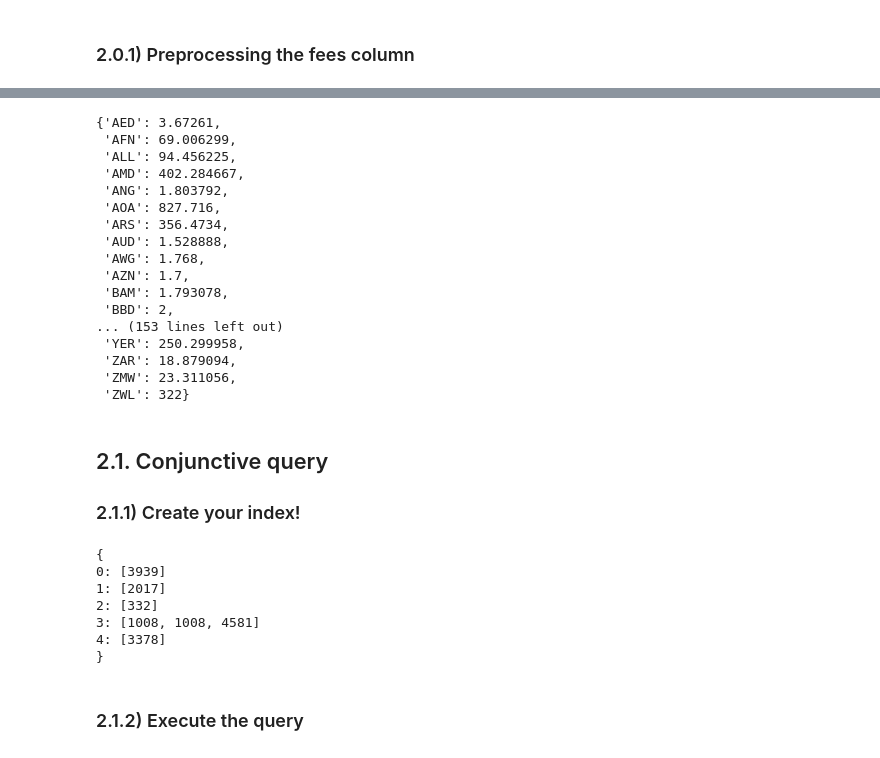
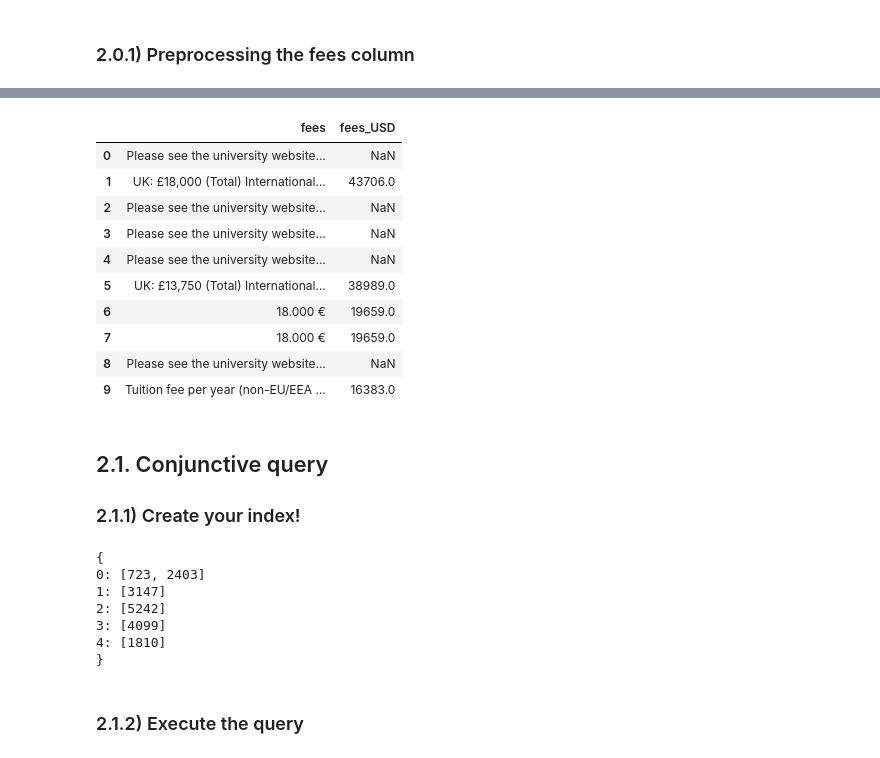
Before and after one commit to susannabravi/ADM-HW3, a Jupyter notebook: main.ipynb, the cells around one changed output, grey strips where cells are left out. Drawn from its saved outputs; the diff is of its cells as text; code cells hidden in the pictures.

```diff
--- a/main.ipynb
+++ b/main.ipynb
@@ -399,27 +384,20 @@ ANG: 1.803792
 }
-# %%
-exchange_rates_dict
-# %% [output]
-{'AED': 3.67261,
- 'AFN': 69.006299,
- 'ALL': 94.456225,
- 'AMD': 402.284667,
- 'ANG': 1.803792,
- 'AOA': 827.716,
- 'ARS': 356.4734,
- 'AUD': 1.528888,
- 'AWG': 1.768,
- 'AZN': 1.7,
- 'BAM': 1.793078,
- 'BBD': 2,
-... (153 lines left out)
- 'YER': 250.299958,
- 'ZAR': 18.879094,
- 'ZMW': 23.311056,
- 'ZWL': 322}
 # %%
-# Save preprocessed fees into a new column
+# Save preprocessed fees into a new column, and show them
 data["fees_USD"] = data["fees"].apply(preprocess_fees)
+data[["fees", "fees_USD"]].head(10)
+# %% [output]
+|  | fees | fees_USD |
+| 0 | Please see the university website... | NaN |
+| 1 | UK: £18,000 (Total) International... | 43706.0 |
+| 2 | Please see the university website... | NaN |
+| 3 | Please see the university website... | NaN |
+| 4 | Please see the university website... | NaN |
+| 5 | UK: £13,750 (Total) International... | 38989.0 |
+| 6 | 18.000 € | 19659.0 |
+| 7 | 18.000 € | 19659.0 |
+| 8 | Please see the university website... | NaN |
+| 9 | Tuition fee per year (non-EU/EEA ... | 16383.0 |
 # %% [markdown]
 ## 2.1. Conjunctive query
 
@@ -450,7 +429,7 @@ for i,text in enumerate(data["clean_description"]):
 # Show inverted_index_dict structure
 print("{")
 count = 0
-for key, value in inverted_index_dict.items():
+for key, value in inverted_index.items():
     if count < 5:
         print(f'{key}: {value}')
         count += 1
@@ -459,11 +438,11 @@ for key, value in inverted_index_dict.items():
 print("}")
 # %% [output]
 {
-0: [3939]
-1: [2017]
-2: [332]
-3: [1008, 1008, 4581]
-4: [3378]
+0: [723, 2403]
+1: [3147]
+2: [5242]
+3: [4099]
+4: [1810]
 }
 # %% [markdown]
 ### 2.1.2) Execute the query
```
Also changed, not shown: parts of 24 cells of this notebook, 2 other files.
